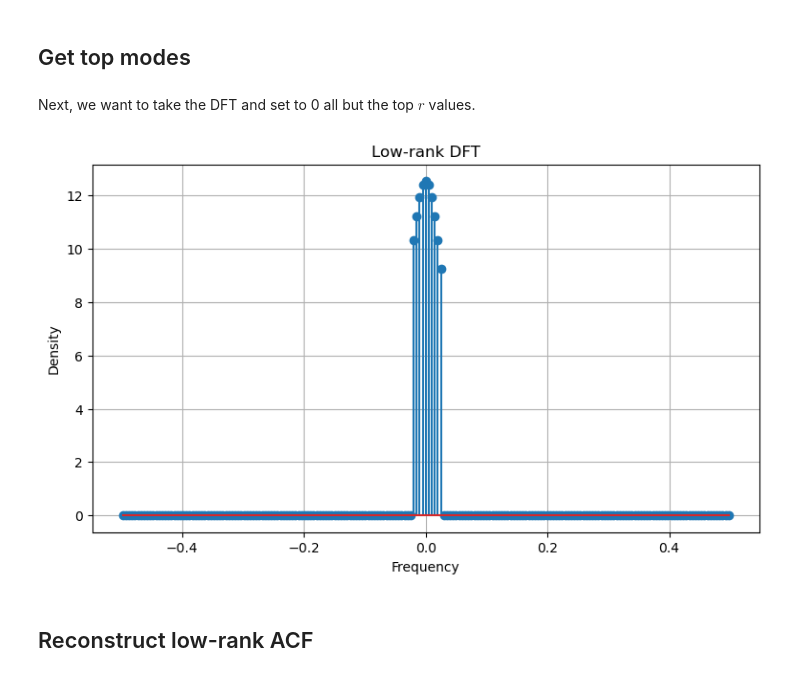
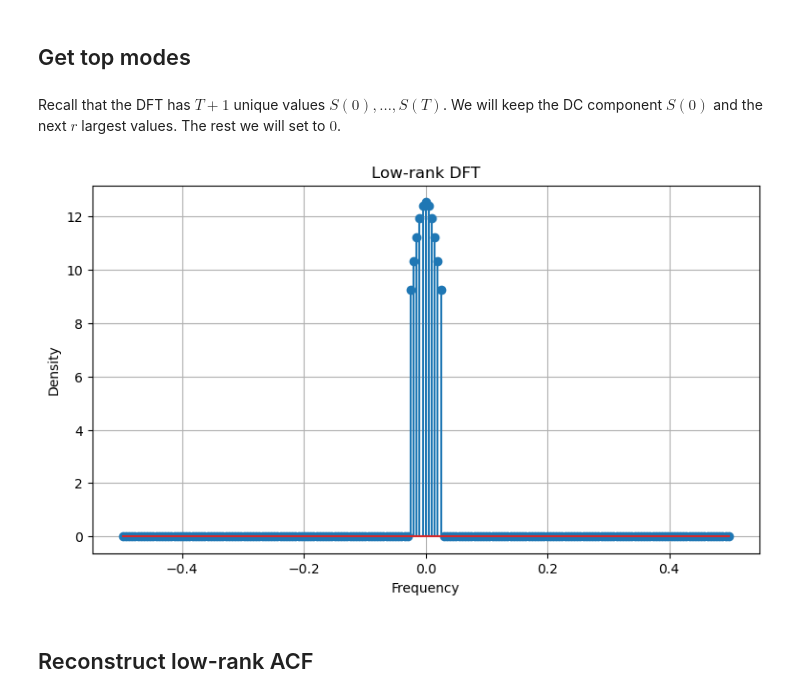
Before and after one commit to rafaelhanashiro/slr, a Jupyter notebook: slr.ipynb, the cells around one changed output. Saved outputs shown, nothing was run; the diff lists cells and outputs as text; code cells hidden in the pictures.

```diff
--- a/slr.ipynb
+++ b/slr.ipynb
@@ -99,21 +102,22 @@ Mean difference: 5.340345876801345e-16
 # %% [markdown]
 ## Get top modes
 # %% [markdown]
-Next, we want to take the DFT and set to 0 all but the top $r$ values.
+Recall that the DFT has $T+1$ unique values $S(0),\dots,S(T)$. We will keep the DC component $S(0)$ and the next $r$ largest values. The rest we will set to $0$.
 # %%
-r = 10      # Number of modes
+r = 5       # Number of modes
 
 # Mask the spectrum
-lr_spectrum_shifted = spectrum_shifted.copy()
-lr_spectrum_shifted[lr_spectrum_shifted < np.sort(lr_spectrum_shifted)[-r]] = 0
+lr_spectrum_shifted = spectrum_shifted[1:].copy()                                   # Remove DC component
+lr_spectrum_shifted[lr_spectrum_shifted < np.sort(lr_spectrum_shifted)[-2*r]] = 0   # Set all but the top 2r values to 0. The 2 serves to preserve symmetry.
+lr_spectrum_shifted = np.append(spectrum_shifted[0], lr_spectrum_shifted)           # Always keep the DC component
 
 # Shift the spectrum and plot
 lr_spectrum = np.fft.fftshift(lr_spectrum_shifted)
 
 fig, ax = plt.subplots(figsize=(9, 5))
 stem_plot(ax, Omega, lr_spectrum, "Low-rank DFT", "Frequency", "Density")
 # %% [output]
-[figure, old version]
+[figure, new version]
 # %% [markdown]
 ## Reconstruct low-rank ACF
 # %% [markdown]
```
Also changed, not shown: parts of 13 cells of this notebook.
